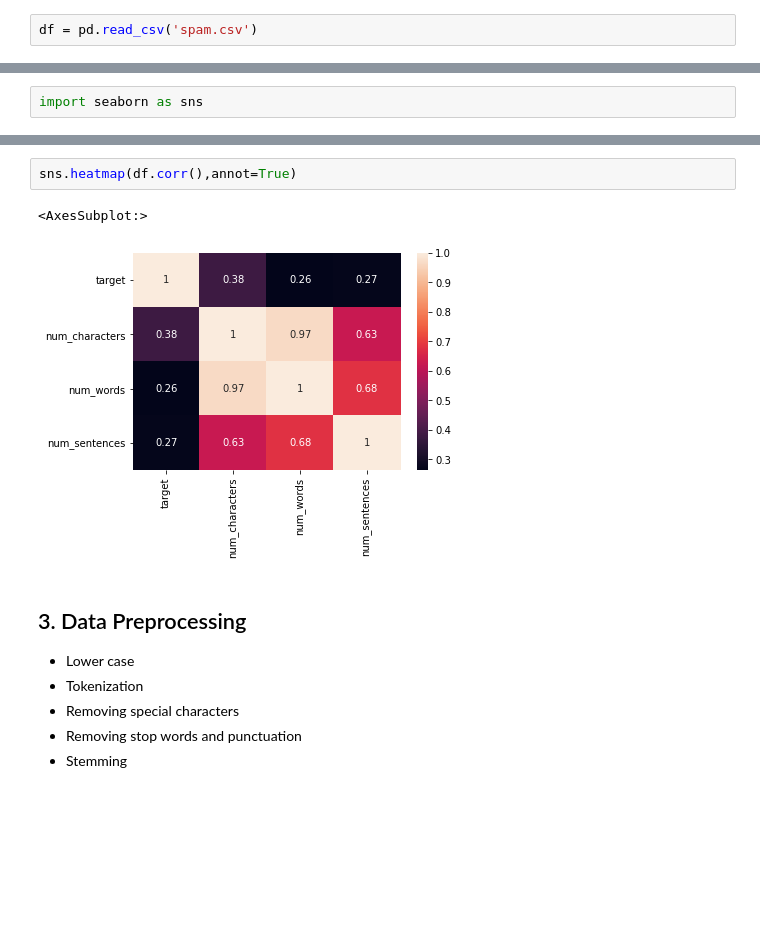
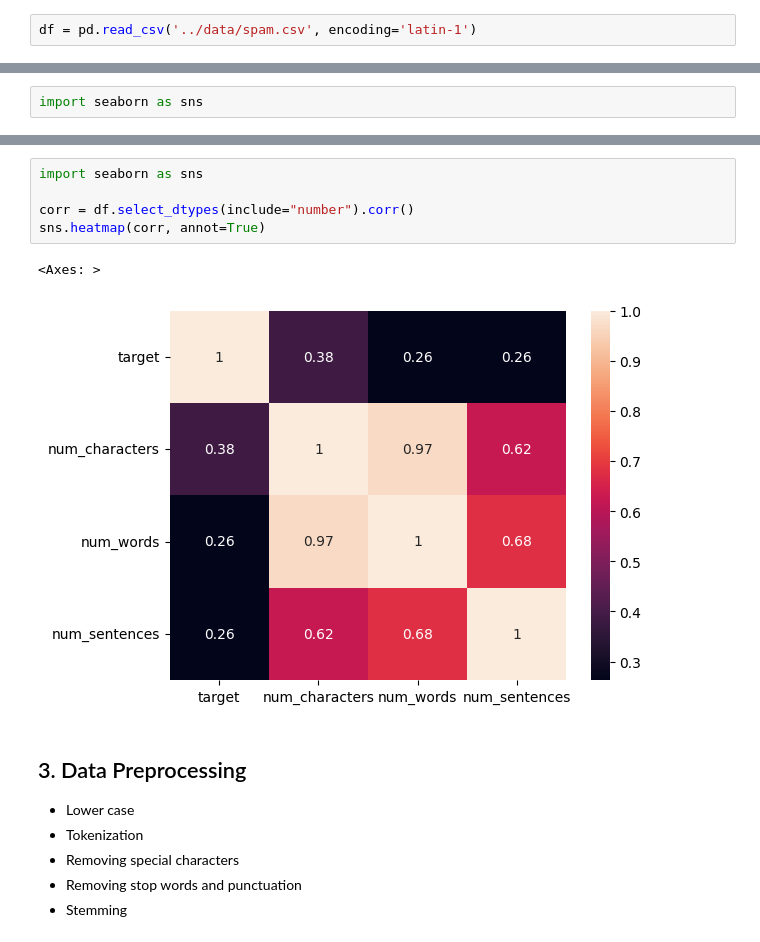
Before and after one commit to rparihar5/sms-classifier, a Jupyter notebook: notebooks/sms-spam-detection.ipynb, the cells around one changed output, grey strips where cells are left out. Saved outputs shown, nothing was run; the diff lists cells and outputs as text; blank space fills up the shorter version.

```diff
--- a/notebooks/sms-spam-detection.ipynb
+++ b/notebooks/sms-spam-detection.ipynb
@@ -2,7 +2,7 @@
 import numpy as np
 import pandas as pd
 # %%
-df = pd.read_csv('spam.csv')
+df = pd.read_csv('../data/spam.csv', encoding='latin-1')
 # %%
 df.sample(5)
 # %% [output]
@@ -234,8 +244,11 @@ sns.pairplot(df,hue='target')
 # %%
-sns.heatmap(df.corr(),annot=True)
+import seaborn as sns
+
+corr = df.select_dtypes(include="number").corr()
+sns.heatmap(corr, annot=True)
 # %% [output]
-<AxesSubplot:>
+<Axes: >
-[figure, old version]
+[figure, new version]
 # %% [markdown]
 ## 3. Data Preprocessing
 - Lower case
```
Also changed, not shown: parts of 40 cells of this notebook, 3 other files.
